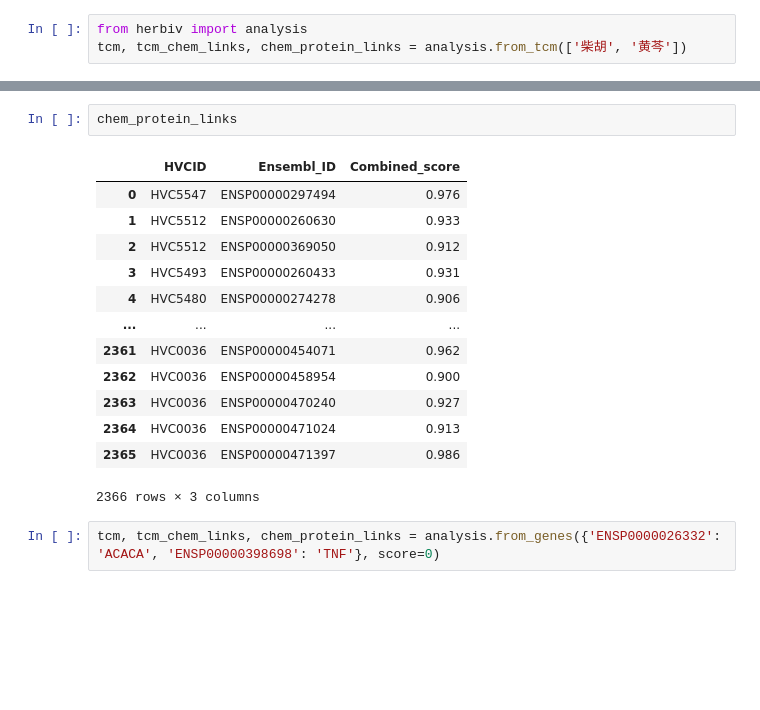
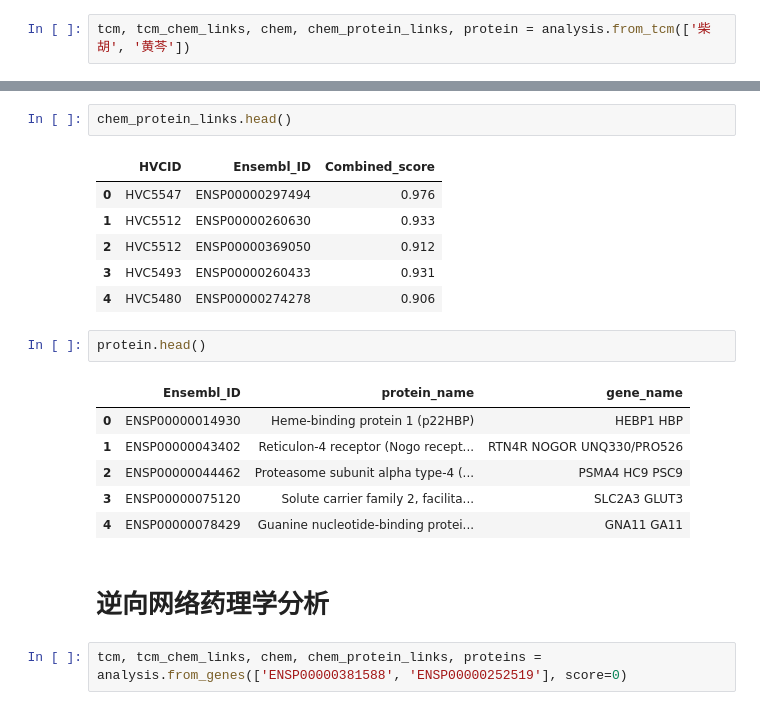
Before and after one commit to MLi-lab-Bioinformatics-NJUCM/HerbiV, a Jupyter notebook: demo.ipynb, the cells around one changed output, grey strips where cells are left out. Drawn from its saved outputs; the diff is of its cells as text; blank space fills up the shorter version.

```diff
--- a/demo.ipynb
+++ b/demo.ipynb
@@ -1,6 +5,5 @@
 # %%
-from herbiv import analysis
-tcm, tcm_chem_links, chem_protein_links = analysis.from_tcm(['柴胡', '黄芩'])
+tcm, tcm_chem_links, chem, chem_protein_links, protein = analysis.from_tcm(['柴胡', '黄芩'])
 # %%
 tcm
 # %% [output]
@@ -26,18 +31,22 @@ tcm_chem_links
 # %%
-chem_protein_links
+chem_protein_links.head()
 # %% [output]
 |  | HVCID | Ensembl_ID | Combined_score |
 | 0 | HVC5547 | ENSP00000297494 | 0.976 |
 | 1 | HVC5512 | ENSP00000260630 | 0.933 |
 | 2 | HVC5512 | ENSP00000369050 | 0.912 |
 | 3 | HVC5493 | ENSP00000260433 | 0.931 |
 | 4 | HVC5480 | ENSP00000274278 | 0.906 |
-| ... | ... | ... | ... |
-| 2361 | HVC0036 | ENSP00000454071 | 0.962 |
-| 2362 | HVC0036 | ENSP00000458954 | 0.900 |
-| 2363 | HVC0036 | ENSP00000470240 | 0.927 |
-| 2364 | HVC0036 | ENSP00000471024 | 0.913 |
-| 2365 | HVC0036 | ENSP00000471397 | 0.986 |
-2366 rows × 3 columns
+# %%
+protein.head()
+# %% [output]
+|  | Ensembl_ID | protein_name | gene_name |
+| 0 | ENSP00000014930 | Heme-binding protein 1 (p22HBP) | HEBP1 HBP |
+| 1 | ENSP00000043402 | Reticulon-4 receptor (Nogo recept... | RTN4R NOGOR UNQ330/PRO526 |
+| 2 | ENSP00000044462 | Proteasome subunit alpha type-4 (... | PSMA4 HC9 PSC9 |
+| 3 | ENSP00000075120 | Solute carrier family 2, facilita... | SLC2A3 GLUT3 |
+| 4 | ENSP00000078429 | Guanine nucleotide-binding protei... | GNA11 GA11 |
+# %% [markdown]
+# 逆向网络药理学分析
 # %%
-tcm, tcm_chem_links, chem_protein_links = analysis.from_genes({'ENSP0000026332': 'ACACA', 'ENSP00000398698': 'TNF'}, score=0)
+tcm, tcm_chem_links, chem, chem_protein_links, proteins = analysis.from_genes(['ENSP00000381588', 'ENSP00000252519'], score=0)
```
Also changed, not shown: parts of 16 cells of this notebook, 1 other file.
